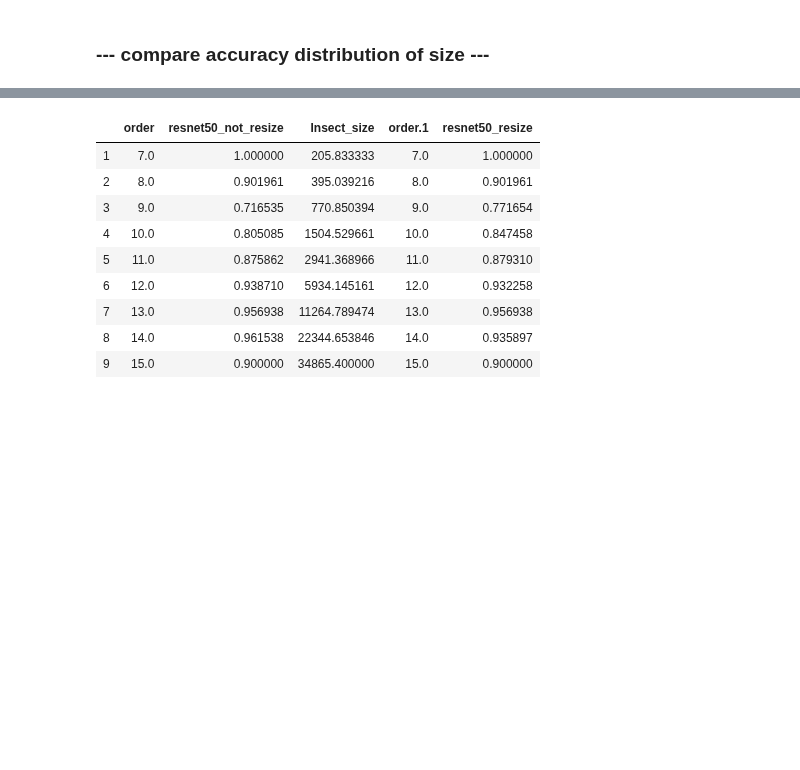
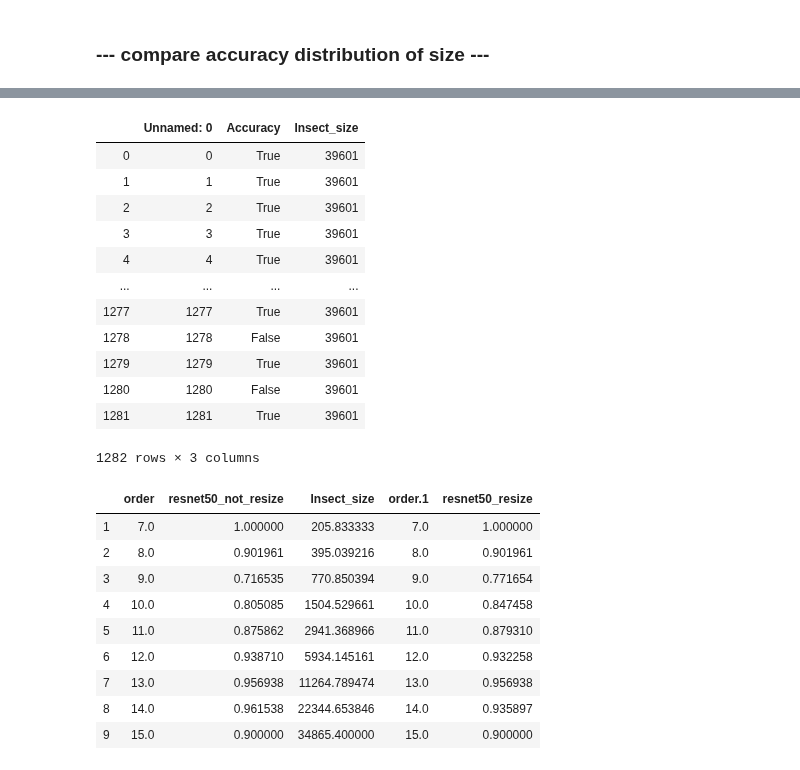
Before and after one commit to keiiti975/Insect_Phenology_Detector, a Jupyter notebook: result/classification/compare_insect_resize/compare_insect_resize.ipynb, the cells around one changed output, grey strips where cells are left out. Saved outputs shown, nothing was run; the diff lists cells and outputs as text; code cells hidden in the pictures; blank space fills up the shorter version.

```diff
--- a/result/classification/compare_insect_resize/compare_insect_resize.ipynb
+++ b/result/classification/compare_insect_resize/compare_insect_resize.ipynb
@@ -58,3 +82,19 @@ resnet50_not_resize = pd.read_csv('/home/tanida/workspace/Insect_Phenology_Detec
+# %%
+resnet50_resize
+# %% [output]
+|  | Unnamed: 0 | Accuracy | Insect_size |
+| 0 | 0 | True | 39601 |
+| 1 | 1 | True | 39601 |
+| 2 | 2 | True | 39601 |
+| 3 | 3 | True | 39601 |
+| 4 | 4 | True | 39601 |
+| ... | ... | ... | ... |
+| 1277 | 1277 | True | 39601 |
+| 1278 | 1278 | False | 39601 |
+| 1279 | 1279 | True | 39601 |
+| 1280 | 1280 | False | 39601 |
+| 1281 | 1281 | True | 39601 |
+1282 rows × 3 columns
 # %%
 resnet50_not_resize = resnet50_not_resize.drop(resnet50_not_resize.index[[0]])
 resnet50_resize = resnet50_resize.drop(resnet50_resize.index[[0]])
```
Also changed, not shown: parts of 9 cells of this notebook, 5 other files.
